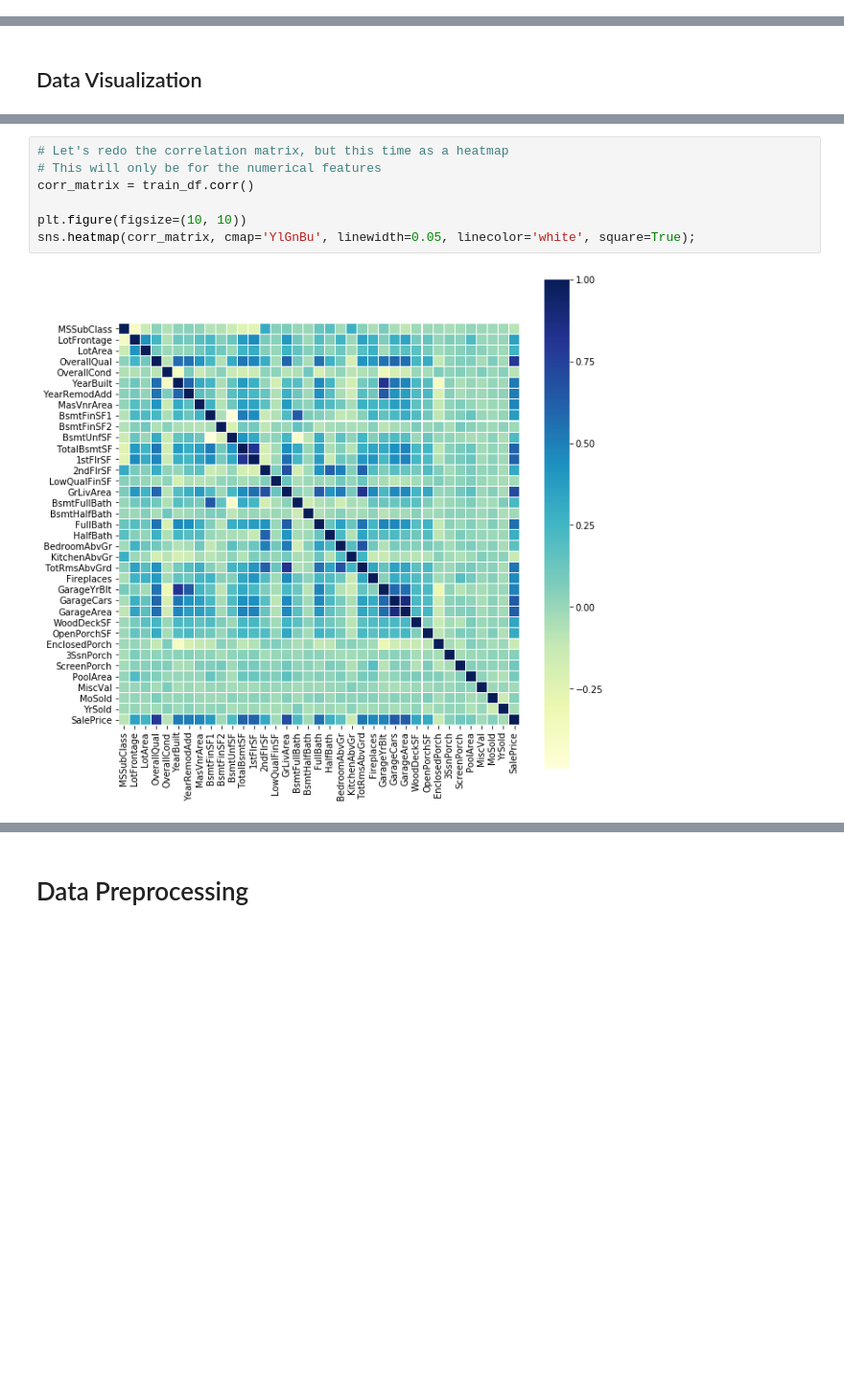
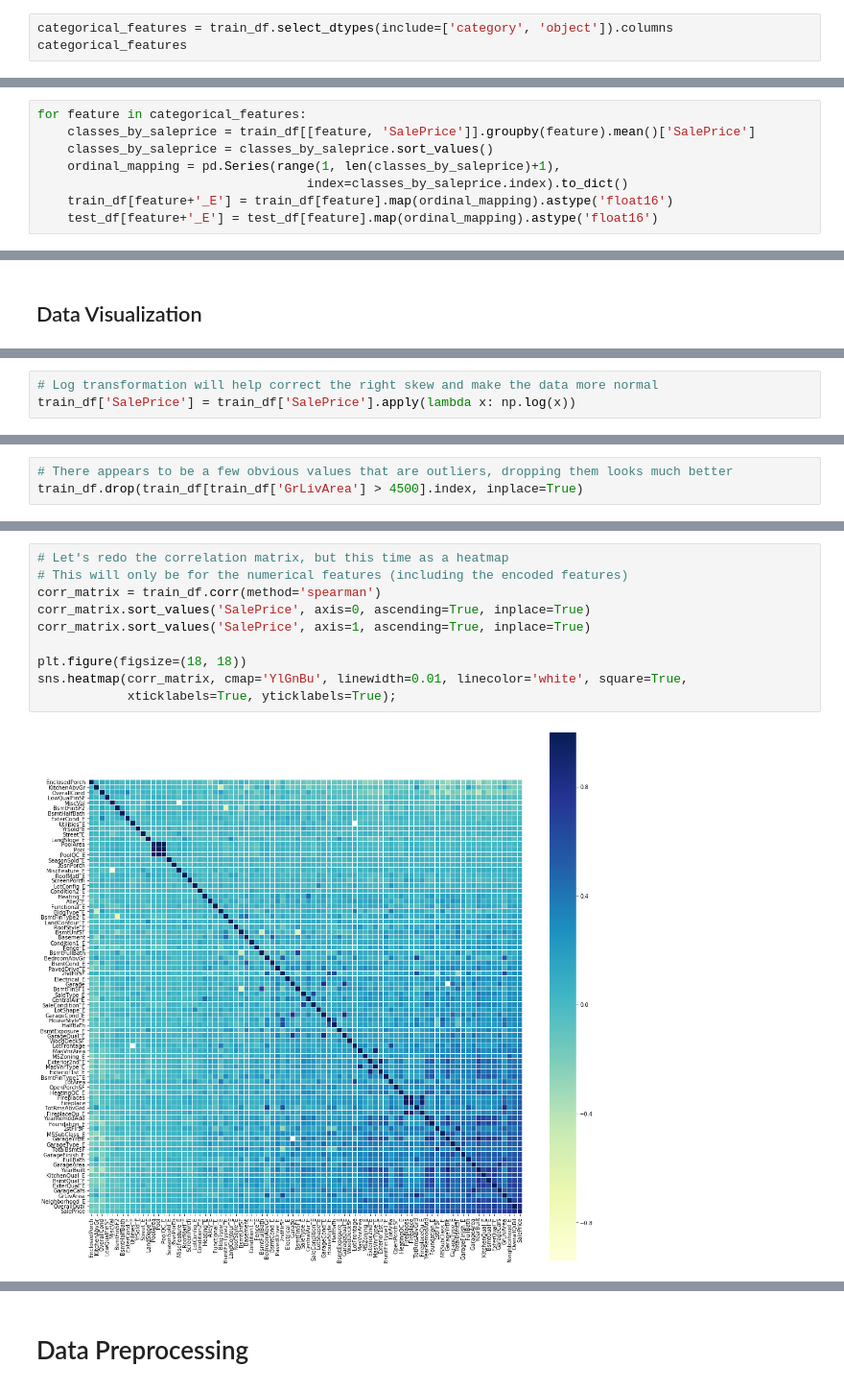
Before and after one commit to KevinKronk/kaggle-house-prices-dataset, a Jupyter notebook: kaggle-house-prices-dataset.ipynb, the cells around one changed output, grey strips where cells are left out. Shown at 96% size. Saved outputs shown, nothing was run; the diff lists cells and outputs as text; blank space fills up the shorter version.

```diff
--- a/kaggle-house-prices-dataset.ipynb
+++ b/kaggle-house-prices-dataset.ipynb
@@ -199,0 +281,3 @@ train_df.shape, test_df.shape
+# %%
+categorical_features = train_df.select_dtypes(include=['category', 'object']).columns
+categorical_features
@@ -199,0 +293,8 @@ train_df.shape, test_df.shape
+# %%
+for feature in categorical_features:
+    classes_by_saleprice = train_df[[feature, 'SalePrice']].groupby(feature).mean()['SalePrice']
+    classes_by_saleprice = classes_by_saleprice.sort_values()
+    ordinal_mapping = pd.Series(range(1, len(classes_by_saleprice)+1),
+                                    index=classes_by_saleprice.index).to_dict()
+    train_df[feature+'_E'] = train_df[feature].map(ordinal_mapping).astype('float16')
+    test_df[feature+'_E'] = test_df[feature].map(ordinal_mapping).astype('float16')
@@ -292,0 +432,3 @@ import seaborn as sns
+# %%
+# Log transformation will help correct the right skew and make the data more normal
+train_df['SalePrice'] = train_df['SalePrice'].apply(lambda x: np.log(x))
@@ -304,0 +480,3 @@ sns.distplot(train_df['SalePrice'], kde=False, bins=25);
+# %%
+# There appears to be a few obvious values that are outliers, dropping them looks much better
+train_df.drop(train_df[train_df['GrLivArea'] > 4500].index, inplace=True)
@@ -305,9 +487,12 @@ sns.distplot(train_df['SalePrice'], kde=False, bins=25);
 # %%
 # Let's redo the correlation matrix, but this time as a heatmap
-# This will only be for the numerical features
-corr_matrix = train_df.corr()
+# This will only be for the numerical features (including the encoded features)
+corr_matrix = train_df.corr(method='spearman')
+corr_matrix.sort_values('SalePrice', axis=0, ascending=True, inplace=True)
+corr_matrix.sort_values('SalePrice', axis=1, ascending=True, inplace=True)
 
-plt.figure(figsize=(10, 10))
-sns.heatmap(corr_matrix, cmap='YlGnBu', linewidth=0.05, linecolor='white', square=True);
+plt.figure(figsize=(18, 18))
+sns.heatmap(corr_matrix, cmap='YlGnBu', linewidth=0.01, linecolor='white', square=True,
+            xticklabels=True, yticklabels=True);
 # %% [output]
-[figure, old version]
+[figure, new version]
```
Also changed, not shown: parts of 172 cells of this notebook.
